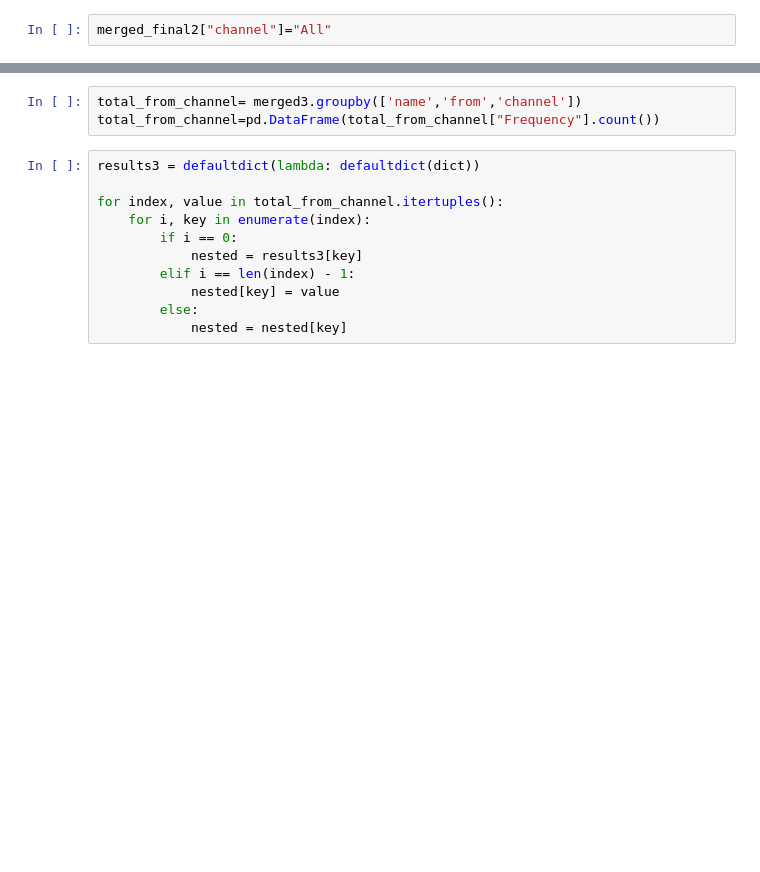
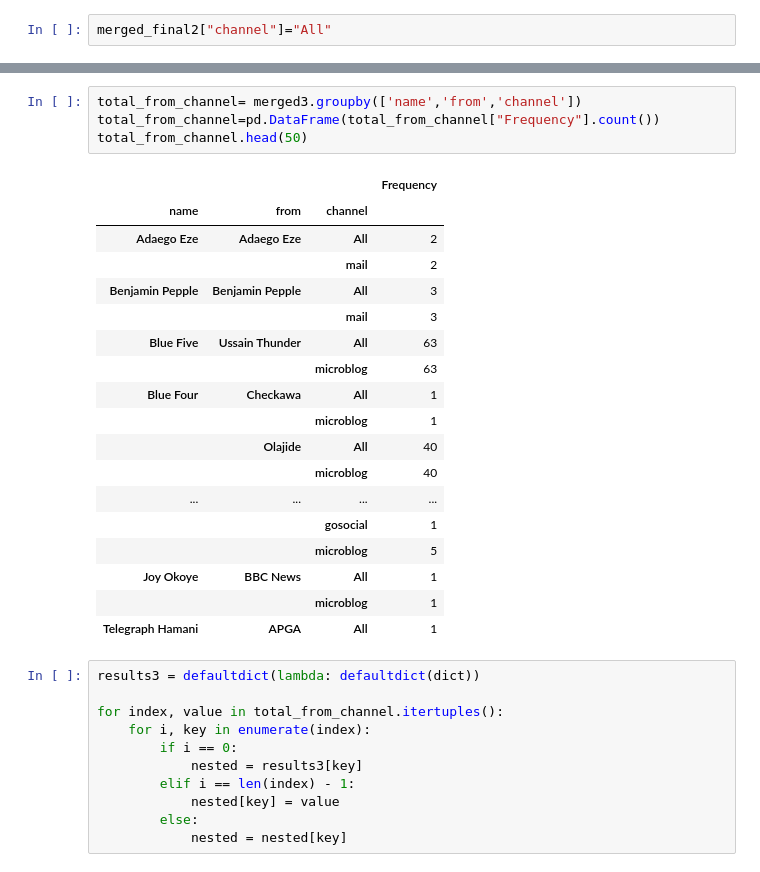
Before and after one commit to dmaheswaran1998/Conducttr, a Jupyter notebook: Python_Conducttr/Getting the csv with data.ipynb, the cells around one changed output, grey strips where cells are left out. Saved outputs shown, nothing was run; the diff lists cells and outputs as text; blank space fills up the shorter version.

```diff
--- a/Python_Conducttr/Getting the csv with data.ipynb
+++ b/Python_Conducttr/Getting the csv with data.ipynb
@@ -607,6 +607,26 @@ merged3.head(5)
 # %%
 total_from_channel= merged3.groupby(['name','from','channel'])
 total_from_channel=pd.DataFrame(total_from_channel["Frequency"].count())
+total_from_channel.head(50)
+# %% [output]
+|  |  |  | Frequency |
+| name | from | channel |  |
+| Adaego Eze | Adaego Eze | All | 2 |
+|  |  | mail | 2 |
+| Benjamin Pepple | Benjamin Pepple | All | 3 |
+|  |  | mail | 3 |
+| Blue Five | Ussain Thunder | All | 63 |
+|  |  | microblog | 63 |
+| Blue Four | Checkawa | All | 1 |
+|  |  | microblog | 1 |
+|  | Olajide | All | 40 |
+|  |  | microblog | 40 |
+| ... | ... | ... | ... |
+|  |  | gosocial | 1 |
+|  |  | microblog | 5 |
+| Joy Okoye | BBC News | All | 1 |
+|  |  | microblog | 1 |
+| Telegraph Hamani | APGA | All | 1 |
 # %%
 results3 = defaultdict(lambda: defaultdict(dict))
 
```
Also changed, not shown: 1 other file.
